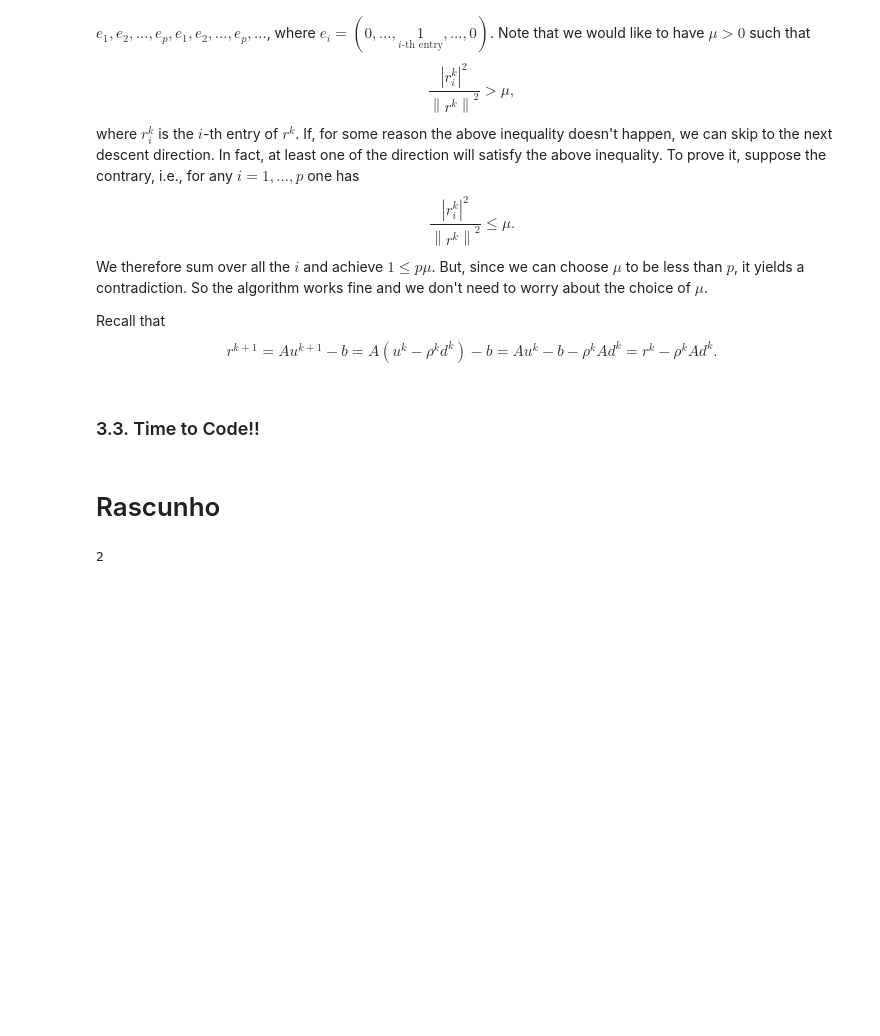
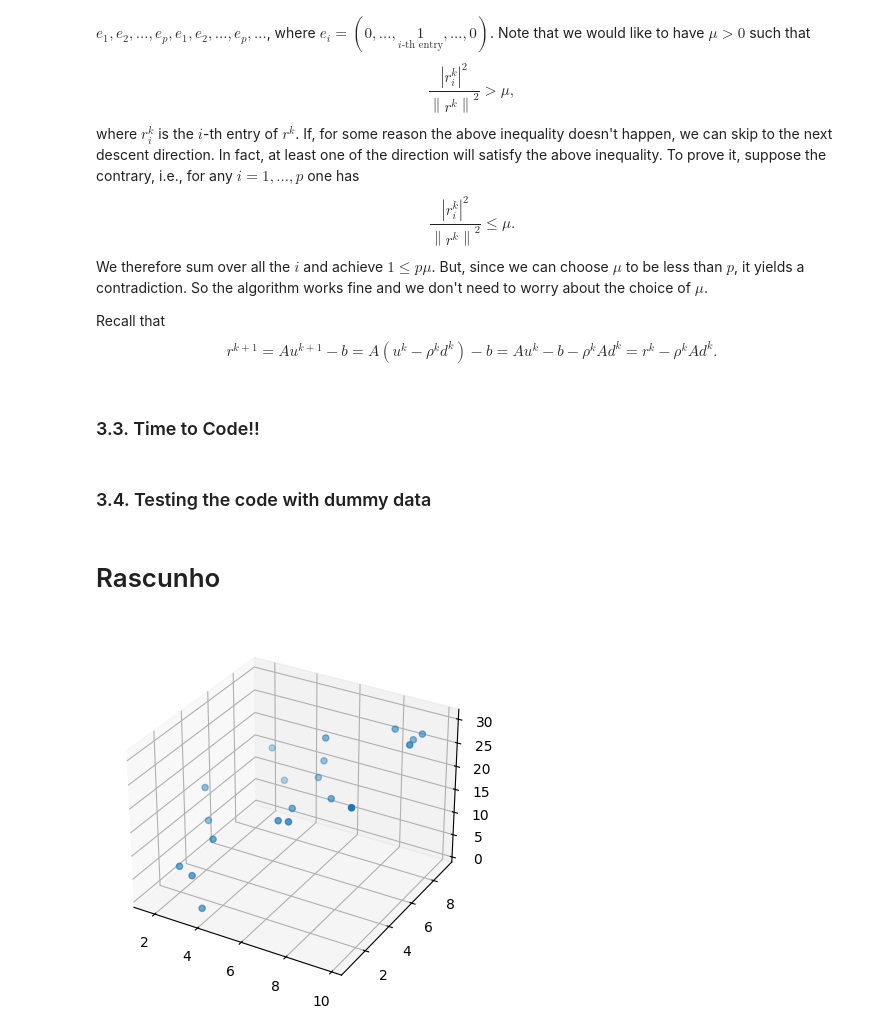
Before and after one commit to Turik-Jr/MyFirstRepos, a Jupyter notebook: descent_method.ipynb, the cells around one changed output. Drawn from its saved outputs; the diff is of its cells as text; code cells hidden in the pictures; blank space fills up the shorter version.

Commit message:
generating dummy data

```diff
--- a/descent_method.ipynb
+++ b/descent_method.ipynb
@@ -319,10 +300,29 @@ class DescentMethod1:
         Return a string representation of the DescentMethod1 model.
         """
         return f"DescentMethod1(fit_intercept={self.fit_intercept})"
+# %% [markdown]
+### 3.4. Testing the code with dummy data
+# %%
+# np.random.seed(1)
+
+n = 20 # number of samples -- PARAMETER
+m = 2 # number of features (dimension)
+
+X = np.random.random(size=(n,m)) * 10
+# display(X)
 # %% [markdown]
 # Rascunho
-# %%
-a = 5 % 3
-a
-# %% [output]
-2
+# %%
+# z = ax_1 + bx_2 + epsilon, epsilon segue distribuicao normal
+eps = np.random.normal(1,3,n)
+c = np.array([2,1])
+y = np.array([np.dot(c, X[i,:]) for i in range(n)]) + eps
+# %%
+import matplotlib.pyplot as plt
+
+fig = plt.figure()
+ax = fig.add_subplot(projection='3d')
+ax.scatter(xs=X[:,0], ys=X[:,1], zs=y)
+plt.show()
+# %% [output]
+[figure, added]
```
Also changed, not shown: parts of 2 cells of this notebook.
